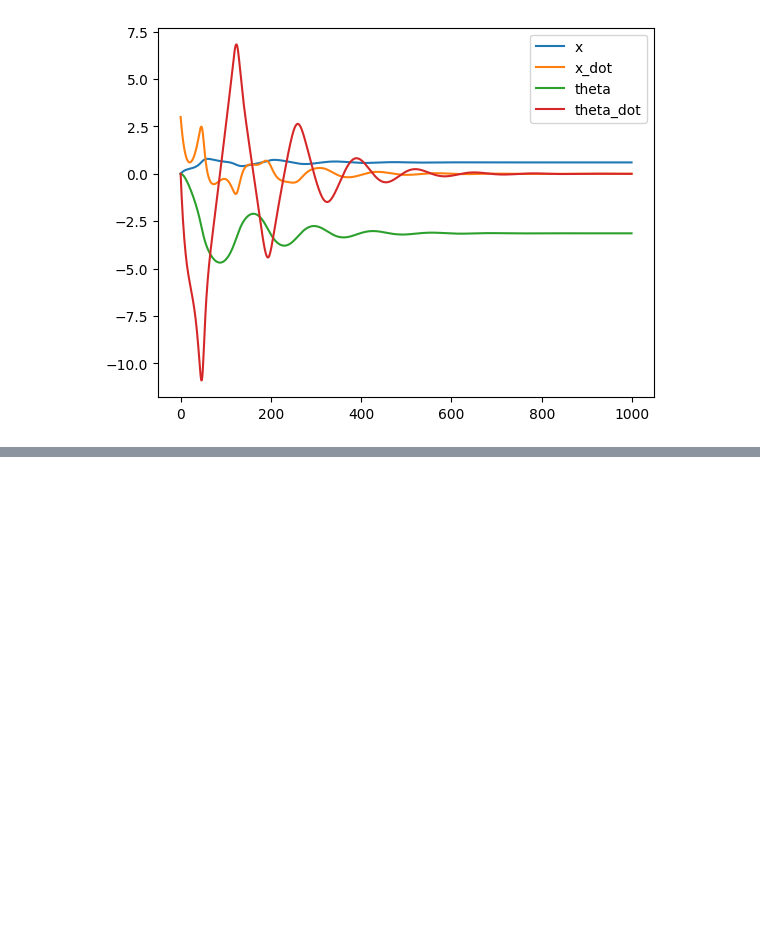
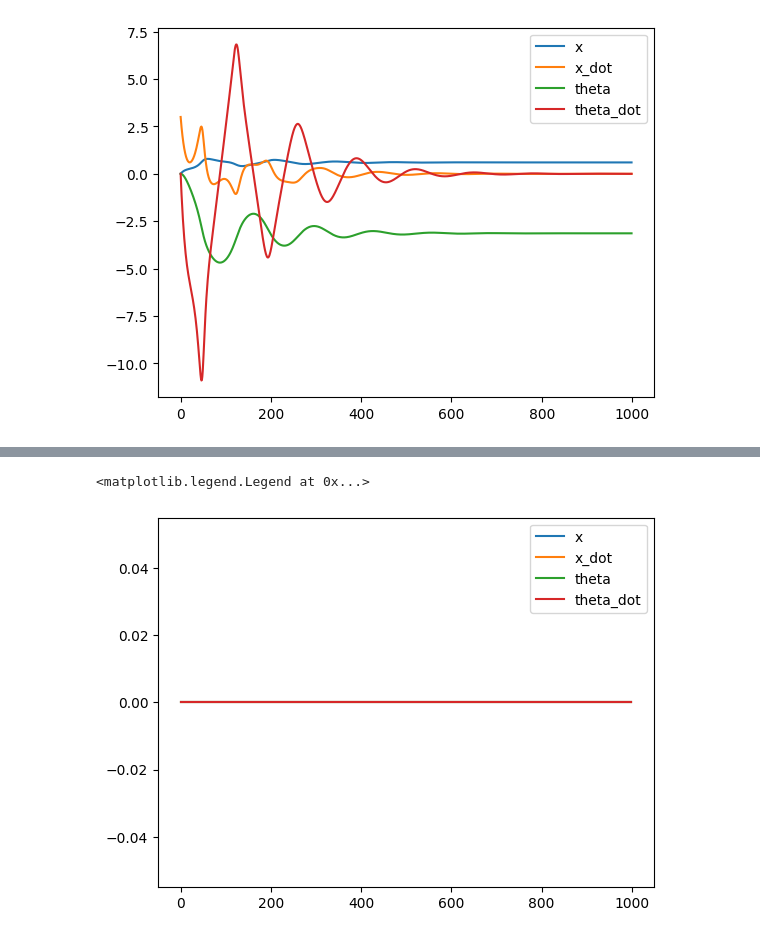
Before and after one commit to slagosz/pyPlayground, a Jupyter notebook: control/inverted_pendulum_on_cart.ipynb, the cells around one changed output, grey strips where cells are left out. Cells and saved outputs as stored; diff of their text form; code cells hidden in the pictures; blank space fills up the shorter version.

```diff
--- a/control/inverted_pendulum_on_cart.ipynb
+++ b/control/inverted_pendulum_on_cart.ipynb
@@ -49,0 +60,10 @@ plt.legend()
+# %%
+x0 = np.array([0, 0, 0, 0])
+lct_sys = linearize_system(ct_sys, x0, 0)
+
+lct_x, _ = lct_sys.sim(x0, t, 0)
+plt.plot(lct_x, label=['x', 'x_dot', 'theta', 'theta_dot'])
+plt.legend()
+# %% [output]
+<matplotlib.legend.Legend at 0x...>
+[figure, added]
```
Also changed, not shown: parts of 7 cells of this notebook, 5 other files.
